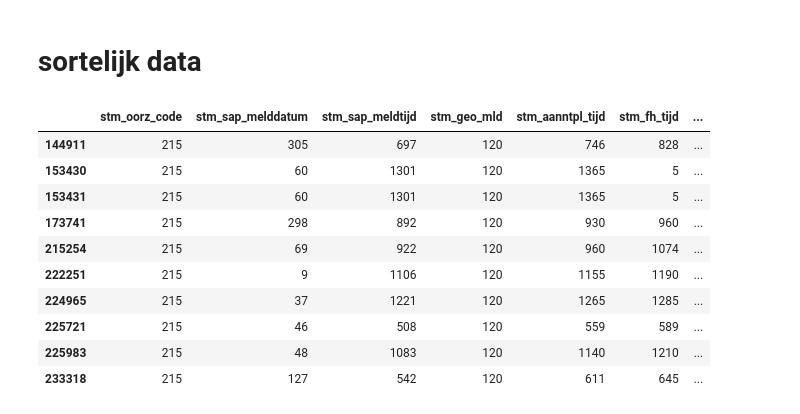
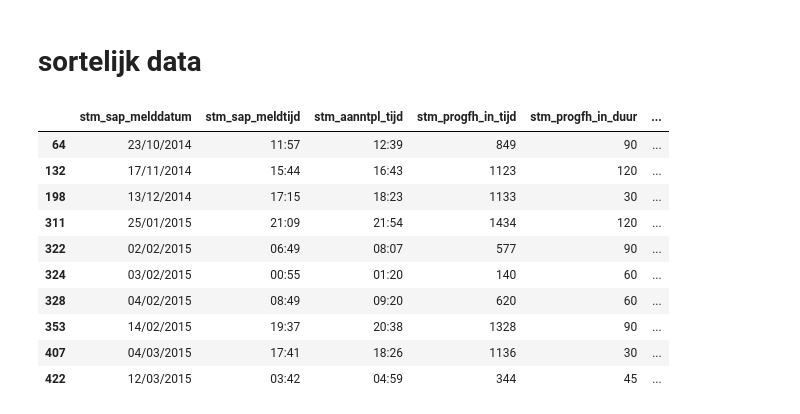
Before and after one commit to MaxJansen99/ProRail, a Jupyter notebook: AnalyseEnModellen.ipynb, the cells around one changed output. Cells and saved outputs as stored; diff of their text form; code cells hidden in the pictures.

```diff
--- a/AnalyseEnModellen.ipynb
+++ b/AnalyseEnModellen.ipynb
@@ -383,7 +382,7 @@ Veder zijn nog velen kolomen dat object type zijn, wat intergers kun om gezet wo
 data = data.fillna(0) # vervang nan's in kolomen naar 0
 # %%
 # Tezet alle numerike kolomen als type intergers
-int_columns = ['stm_oorz_code','stm_sap_melddatum','stm_sap_meldtijd','stm_geo_mld','stm_aanntpl_tijd','stm_fh_tijd','stm_progfh_in_duur',
+int_columns = ['stm_oorz_code','day_of_year','stm_sap_meldtijd','stm_aanntpl_tijd','stm_fh_tijd','stm_progfh_in_duur',
     'stm_progfh_in_tijd','targetherstel','stm_contractgeb_mld','stm_prioriteit','stm_fh_duur','stm_techn_mld_encoded']
 
 for col in int_columns:
@@ -488,10 +487,10 @@ def Train_per_categorical(data):
     data = data.copy()  # Voorkom SettingWithCopyWarning
 
     # Categorische kolommen die één voor één toegevoegd worden
-    categorical_cols = ['stm_oorz_code', 'stm_geo_mld', 'stm_contractgeb_mld', 'stm_techn_mld', 'stm_prioriteit']
+    categorical_cols = ['stm_oorz_code', 'stm_contractgeb_mld', 'stm_techn_mld', 'stm_prioriteit']
 
     # Numerieke kolommen die altijd in het model zitten
-    fixed_numeric_cols = ['stm_sap_meldtijd','stm_sap_melddatum','stm_aanntpl_tijd', 'stm_progfh_in_duur']
+    fixed_numeric_cols = ['stm_sap_meldtijd','day_of_year','stm_aanntpl_tijd', 'stm_progfh_in_duur']
 
     # Eerst de baseline (alleen vaste numerieke features)
     print("Baseline model: alleen numerieke features")
@@ -848,28 +847,41 @@ joblib.dump(rf_model, 'Models/RandomForest.joblib')
 # %% [markdown]
 # sortelijk data
 # %%
-def found_data(data,stm_oorz_code,stm_geo_mld,stm_techn_mld,stm_prioriteit):
-    data = data.copy()
+def minutes_to_time_str(m):
+    hour = m // 60
+    minute = m % 60
+    return f"{hour:02d}:{minute:02d}"
+
+def found_data(stm_oorz_code,stm_contractgeb_mld,stm_techn_mld,stm_prioriteit):
+    data = pd.read_csv('Filter_data.csv')
     if stm_oorz_code:
         data = data[data['stm_oorz_code']==stm_oorz_code]
-    if stm_geo_mld:
-        data = data[data['stm_geo_mld']==stm_geo_mld]
+    if stm_contractgeb_mld:
+        data = data[data['stm_contractgeb_mld']==stm_contractgeb_mld]
     if stm_techn_mld:
         data = data[data['stm_techn_mld']==stm_techn_mld]
     if stm_prioriteit:
         data = data[data['stm_prioriteit']==stm_prioriteit]
+
+    data = data[['stm_sap_melddatum','stm_sap_meldtijd','stm_aanntpl_tijd','stm_progfh_in_tijd','stm_progfh_in_duur',
+          'stm_prioriteit','stm_oorz_code','stm_contractgeb_mld','stm_techn_mld','stm_fh_tijd',
+         'targetherstel']]
+
+    data['stm_sap_meldtijd'] = data['stm_sap_meldtijd'].apply(minutes_to_time_str)
+    data['stm_aanntpl_tijd'] = data['stm_aanntpl_tijd'].apply(minutes_to_time_str)
+
     return data.head(10)
-# %%
-found_data(data, stm_oorz_code=215, stm_geo_mld=120, stm_techn_mld='S', stm_prioriteit=None)
-# %% [output]
-|  | stm_oorz_code | stm_sap_melddatum | stm_sap_meldtijd | stm_geo_mld | stm_aanntpl_tijd | stm_fh_tijd | ... |
-| 144911 | 215 | 305 | 697 | 120 | 746 | 828 | ... |
-| 153430 | 215 | 60 | 1301 | 120 | 1365 | 5 | ... |
-| 153431 | 215 | 60 | 1301 | 120 | 1365 | 5 | ... |
-| 173741 | 215 | 298 | 892 | 120 | 930 | 960 | ... |
-| 215254 | 215 | 69 | 922 | 120 | 960 | 1074 | ... |
-| 222251 | 215 | 9 | 1106 | 120 | 1155 | 1190 | ... |
-| 224965 | 215 | 37 | 1221 | 120 | 1265 | 1285 | ... |
-| 225721 | 215 | 46 | 508 | 120 | 559 | 589 | ... |
-| 225983 | 215 | 48 | 1083 | 120 | 1140 | 1210 | ... |
-| 233318 | 215 | 127 | 542 | 120 | 611 | 645 | ... |
+# %%
+found_data(stm_oorz_code=215, stm_contractgeb_mld=26, stm_techn_mld='S', stm_prioriteit=2)
+# %% [output]
+|  | stm_sap_melddatum | stm_sap_meldtijd | stm_aanntpl_tijd | stm_progfh_in_tijd | stm_progfh_in_duur | ... |
+| 64 | 23/10/2014 | 11:57 | 12:39 | 849 | 90 | ... |
+| 132 | 17/11/2014 | 15:44 | 16:43 | 1123 | 120 | ... |
+| 198 | 13/12/2014 | 17:15 | 18:23 | 1133 | 30 | ... |
+| 311 | 25/01/2015 | 21:09 | 21:54 | 1434 | 120 | ... |
+| 322 | 02/02/2015 | 06:49 | 08:07 | 577 | 90 | ... |
+| 324 | 03/02/2015 | 00:55 | 01:20 | 140 | 60 | ... |
+| 328 | 04/02/2015 | 08:49 | 09:20 | 620 | 60 | ... |
+| 353 | 14/02/2015 | 19:37 | 20:38 | 1328 | 90 | ... |
+| 407 | 04/03/2015 | 17:41 | 18:26 | 1136 | 30 | ... |
+| 422 | 12/03/2015 | 03:42 | 04:59 | 344 | 45 | ... |
```
Also changed, not shown: parts of 16 cells of this notebook.
